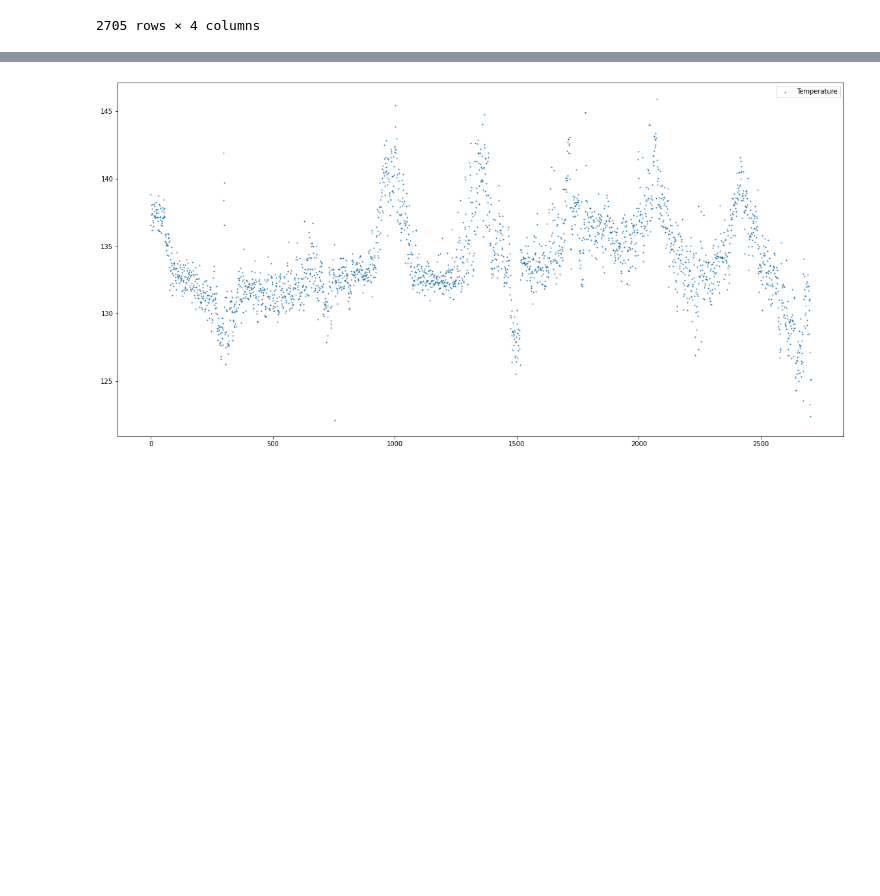
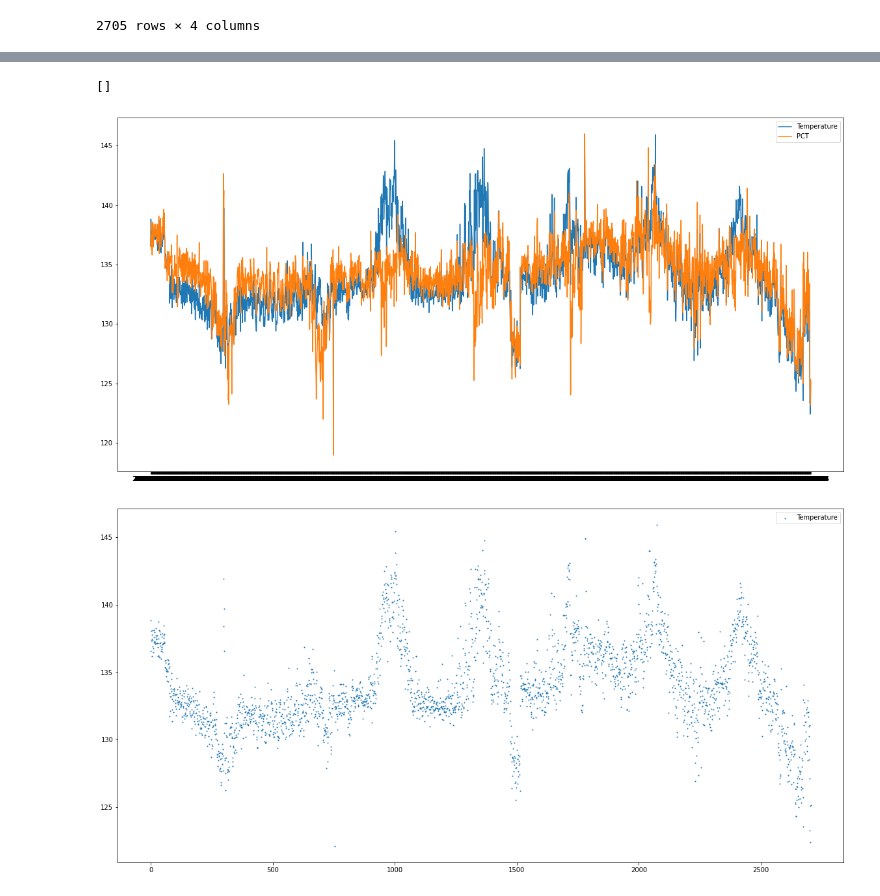
Before and after one commit to hoonzi-s/APC, a Jupyter notebook: #1 ALK - 213BTMRVP Inferential.ipynb, the cells around one changed output, grey strips where cells are left out. Saved outputs shown, nothing was run; the diff lists cells and outputs as text; code cells hidden in the pictures; blank space fills up the shorter version.

```diff
--- a/#1 ALK - 213BTMRVP Inferential.ipynb
+++ b/#1 ALK - 213BTMRVP Inferential.ipynb
@@ -71,3 +71,11 @@ data
 | 2022-05-16 | 51.0 | 122.406470 | 325.956086 | 95.187382 |
 | 2022-05-17 | 48.8 | 125.150054 | 333.044840 | 88.256575 |
 2705 rows × 4 columns
+# %%
+A = 7.00961   # Temperature in Celsius
+B = 1022.48
+C = 248.145
+P_ref = (335 / 101.325 + 1) * 760   # kPa to mmHg
+
+data['PCT'] = data.iloc[:, 1] + B * np.log10(P_ref / (data.iloc[:, 2] / 101.325 + 1) / 760) / (A - np.log10(P_ref)) / (A - np.log10((data.iloc[:, 2] / 101.325 + 1) * 760))
+data
@@ -74,3 +100,12 @@ data
+# %%
+plt.figure(figsize = (20, 10))
+plt.plot(data['T'], label = 'Temperature')
+plt.plot(data['PCT'], label = 'PCT')
+plt.legend()
+plt.plot()
+# %% [output]
+[]
+[figure, added]
 # %%
 plt.figure(figsize = (20, 10))
 # plt.scatter(np.arange(data.shape[0]), data.iloc[:, 0], label = 'RVP', s = 1)
```
Also changed, not shown: parts of 6 cells of this notebook.
